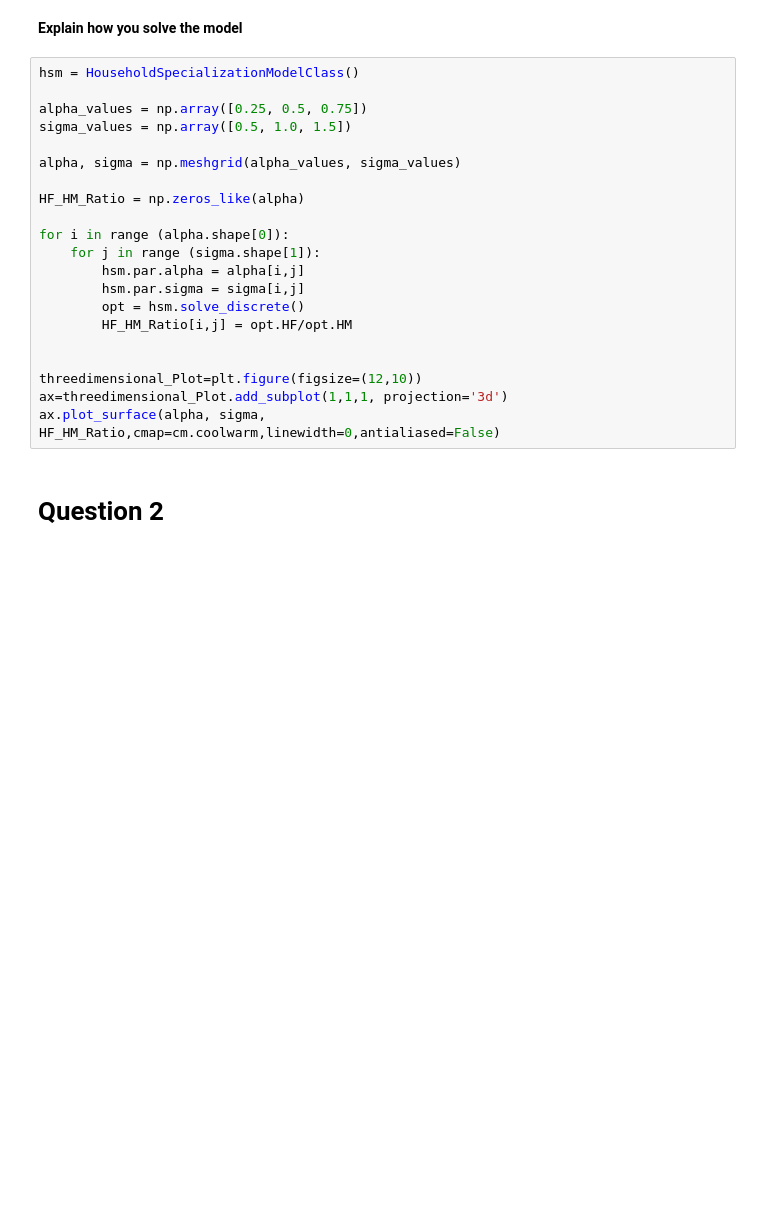
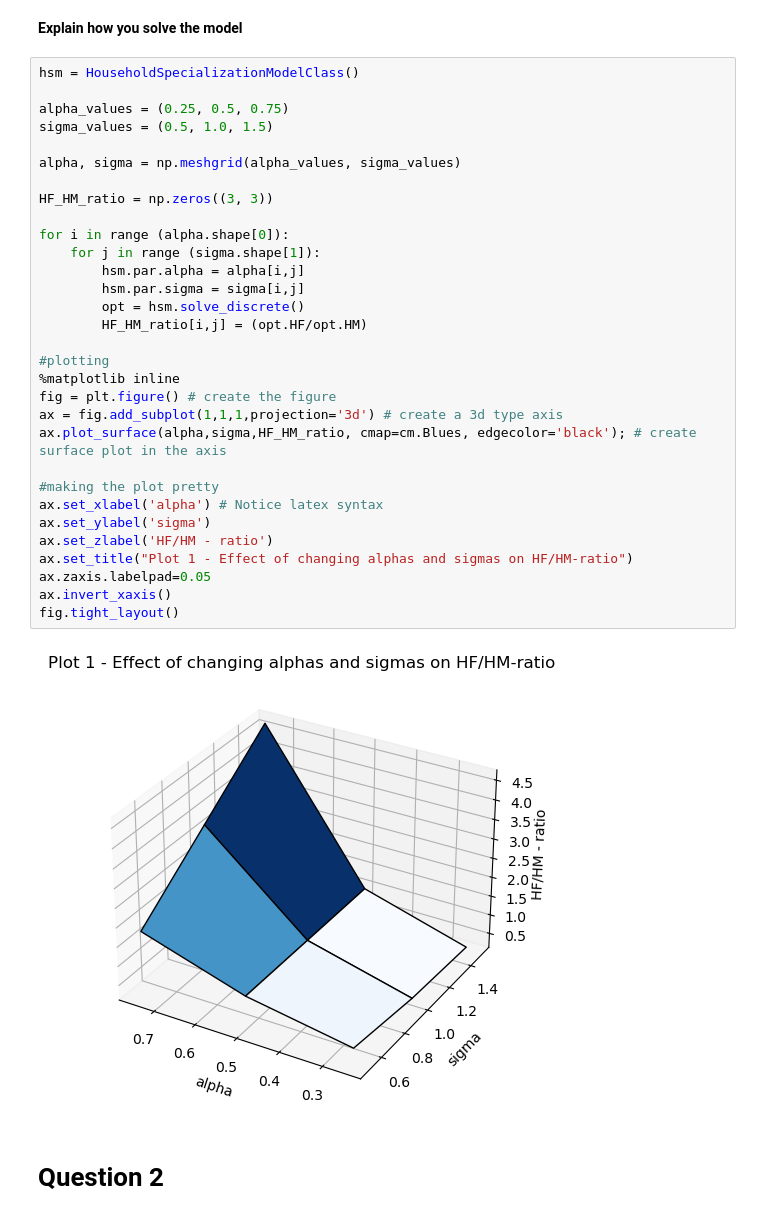
Before and after one commit to NumEconCopenhagen/projects-2023-shashi-buhle, a Jupyter notebook: inauguralproject/inauguralproject.ipynb, the cells around one changed output. Cells and saved outputs as stored; diff of their text form; blank space fills up the shorter version.

```diff
--- a/inauguralproject/inauguralproject.ipynb
+++ b/inauguralproject/inauguralproject.ipynb
@@ -26,24 +28,36 @@ from HouseholdSpecializationModel import HouseholdSpecializationModelClass
 # %%
 hsm = HouseholdSpecializationModelClass()
 
-alpha_values = np.array([0.25, 0.5, 0.75])
-sigma_values = np.array([0.5, 1.0, 1.5])
+alpha_values = (0.25, 0.5, 0.75)
+sigma_values = (0.5, 1.0, 1.5)
 
 alpha, sigma = np.meshgrid(alpha_values, sigma_values)
 
-HF_HM_Ratio = np.zeros_like(alpha)
+HF_HM_ratio = np.zeros((3, 3))
 
 for i in range (alpha.shape[0]):
     for j in range (sigma.shape[1]):
         hsm.par.alpha = alpha[i,j]
         hsm.par.sigma = sigma[i,j]
         opt = hsm.solve_discrete()
-        HF_HM_Ratio[i,j] = opt.HF/opt.HM
+        HF_HM_ratio[i,j] = (opt.HF/opt.HM)
 
+#plotting
+%matplotlib inline
+fig = plt.figure() # create the figure
+ax = fig.add_subplot(1,1,1,projection='3d') # create a 3d type axis
+ax.plot_surface(alpha,sigma,HF_HM_ratio, cmap=cm.Blues, edgecolor='black'); # create surface plot in the axis
 
-threedimensional_Plot=plt.figure(figsize=(12,10))
-ax=threedimensional_Plot.add_subplot(1,1,1, projection='3d')
-ax.plot_surface(alpha, sigma, HF_HM_Ratio,cmap=cm.coolwarm,linewidth=0,antialiased=False)
+#making the plot pretty
+ax.set_xlabel('alpha') # Notice latex syntax
+ax.set_ylabel('sigma')
+ax.set_zlabel('HF/HM - ratio')
+ax.set_title("Plot 1 - Effect of changing alphas and sigmas on HF/HM-ratio")
+ax.zaxis.labelpad=0.05
+ax.invert_xaxis()
+fig.tight_layout()
+# %% [output]
+[figure, added]
 # %% [markdown]
 # Question 2
 # %% [markdown]
```
Also changed, not shown: parts of 3 cells of this notebook, 1 other file.
